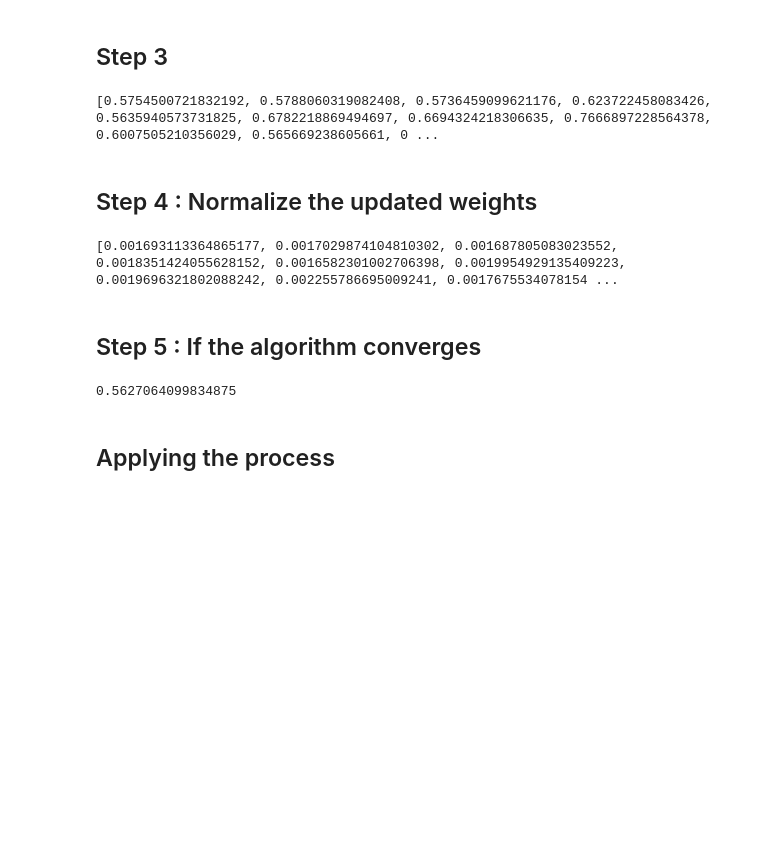
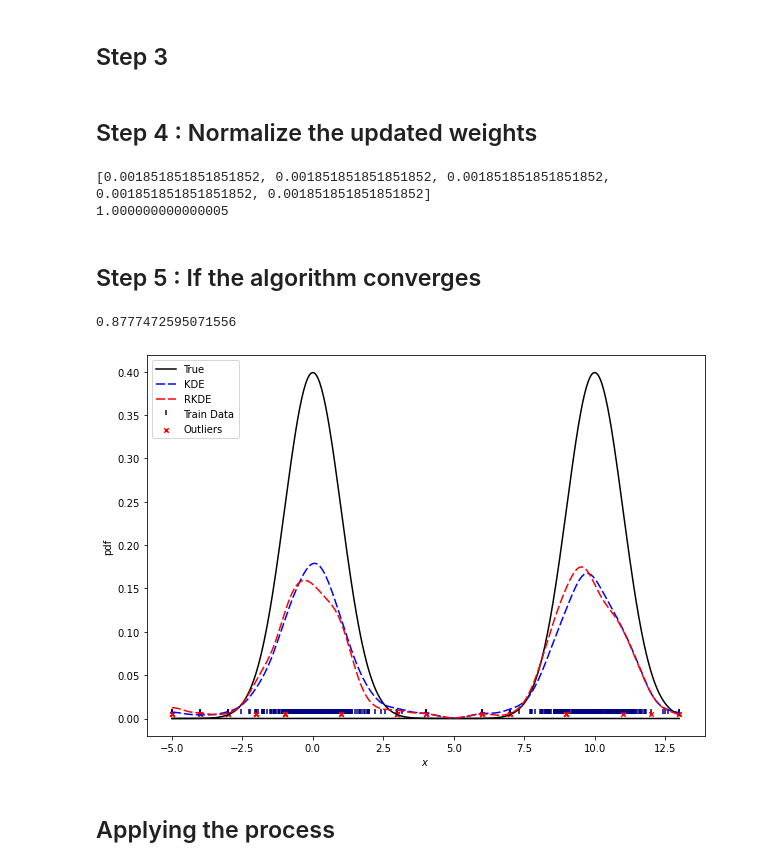
Before and after one commit to biad-iritie/RKDE_paper, a Jupyter notebook: RKDE.ipynb, the cells around one changed output. Saved outputs shown, nothing was run; the diff lists cells and outputs as text; code cells hidden in the pictures; blank space fills up the shorter version.

```diff
--- a/RKDE.ipynb
+++ b/RKDE.ipynb
@@ -175,0 +140,9 @@ print(w_0)
+# %%
+from collections import Counter
+
+count_weights = Counter(X)
+total = sum(count_weights.values())
+w_0 = [(count_weights[w] / total) for w in X]
+print(w_0[:5])
+print(sum(w_0))
+#numbers = np.random.multinomial(100,np.ones(240)/240, size=1)[0]
@@ -197,7 +173,7 @@ def operand_2_func(weights,X,size_dist,windows):
     '''
     result = []
     for j in range(size_dist):
-       result.append(-2*weights[j]*kernel_function(X[k-1],X[j],windows))
+       result.append(-2*weights[int(X[j])]*kernel_function(X[k-1],X[j],windows))
        #print(result)
     return result
 operand_2 = operand_2_func(w_0,X,n_samples_final,windows)
@@ -219,7 +195,7 @@ def operand_3_func(weights,X, size_dist,windows):
   for i in range(size_dist):
     result = 0
     for j in range(size_dist):
-      result += weights[i]*weights[j]*kernel_function(X[i],X[j],windows)
+      result += weights[int(X[i])]*weights[int(X[j])]*kernel_function(X[i],X[j],windows)
     final_result.append(result)
   return final_result
 operand_3 = operand_3_func(w_0,X,n_samples_final,windows)
@@ -243,9 +219,7 @@ def update_weights(value):
     return huber_loss_func(value) / value
 
 updated_weights = [update_weights(value) for value in step2_result]
-print(updated_weights)
+#print(updated_weights)
-# %% [output]
-[0.5754500721832192, 0.5788060319082408, 0.5736459099621176, 0.623722458083426, 0.5635940573731825, 0.6782218869494697, 0.6694324218306635, 0.7666897228564378, 0.6007505210356029, 0.565669238605661, 0 ...
 # %% [markdown]
 ## Step 4 : Normalize the updated weights
 # %%
@@ -264,19 +238,40 @@ def normalize_weight(updated_weights,sum_weights):
     return updated_weights / sum_weights
 
 normalized_weights = [normalize_weight(weight,sum(updated_weights)) for weight in updated_weights]
-print(normalized_weights)
+print(normalized_weights[:5])
+print(sum(normalized_weights))
 # %% [output]
-[0.001693113364865177, 0.0017029874104810302, 0.001687805083023552, 0.0018351424055628152, 0.0016582301002706398, 0.0019954929135409223, 0.0019696321802088242, 0.002255786695009241, 0.0017675534078154 ...
+[0.001851851851851852, 0.001851851851851852, 0.001851851851851852, 0.001851851851851852, 0.001851851851851852]
+1.000000000000005
 # %% [markdown]
 ## Step 5 : If the algorithm converges
-# %%
-powered_w_0 = [x**2 for x in w_0]
-powered_normalized_weights = [x**2 for x in normalized_weights]
-convergence = (np.dot(w_0,normalized_weights)) / (np.sqrt(sum(powered_w_0)) * np.sqrt(sum(powered_normalized_weights)))
-print(convergence)
-
-rkde
-# %% [output]
-0.5627064099834875
+# %%
+powered_w_0 = [x**2 for x in w_0]
+powered_normalized_weights = [x**2 for x in normalized_weights]
+convergence = (np.dot(w_0,normalized_weights)) / (np.sqrt(sum(powered_w_0)) * np.sqrt(sum(powered_normalized_weights)))
+print(convergence)
+
+new_X = np.random.choice(X,n_samples_final,p=normalized_weights)
+X_rkde = kernel_density_function(bins,new_X,windows)
+#print(X_kde)
+
+##### PLOTING ##########
+plt.figure(figsize=(10,7))
+plt.xlabel("$x$")
+plt.ylabel("pdf")
+
+plt.scatter(X,[.005] * len(X), color='navy', s=30, marker=2, label="Train Data")
+plt.scatter(outliers,[.005] * len(outliers), color='red', s=20, marker='x', label="Outliers")
+
+plt.plot(bins, pdf(mu1,sigma1,bins), color='black', label="True")
+plt.plot(bins, pdf(mu2,sigma2,bins), color='black')
+
+plt.plot(bins, X_kde, color='blue', label="KDE", dashes=[6,2])
+plt.plot(bins, X_rkde, color='red', label="RKDE", dashes=[6,2])
+plt.legend()
+plt.show()
+# %% [output]
+0.8777472595071556
+[figure, added]
 # %% [markdown]
 ## Applying the process
```
Also changed, not shown: parts of 5 cells of this notebook.
